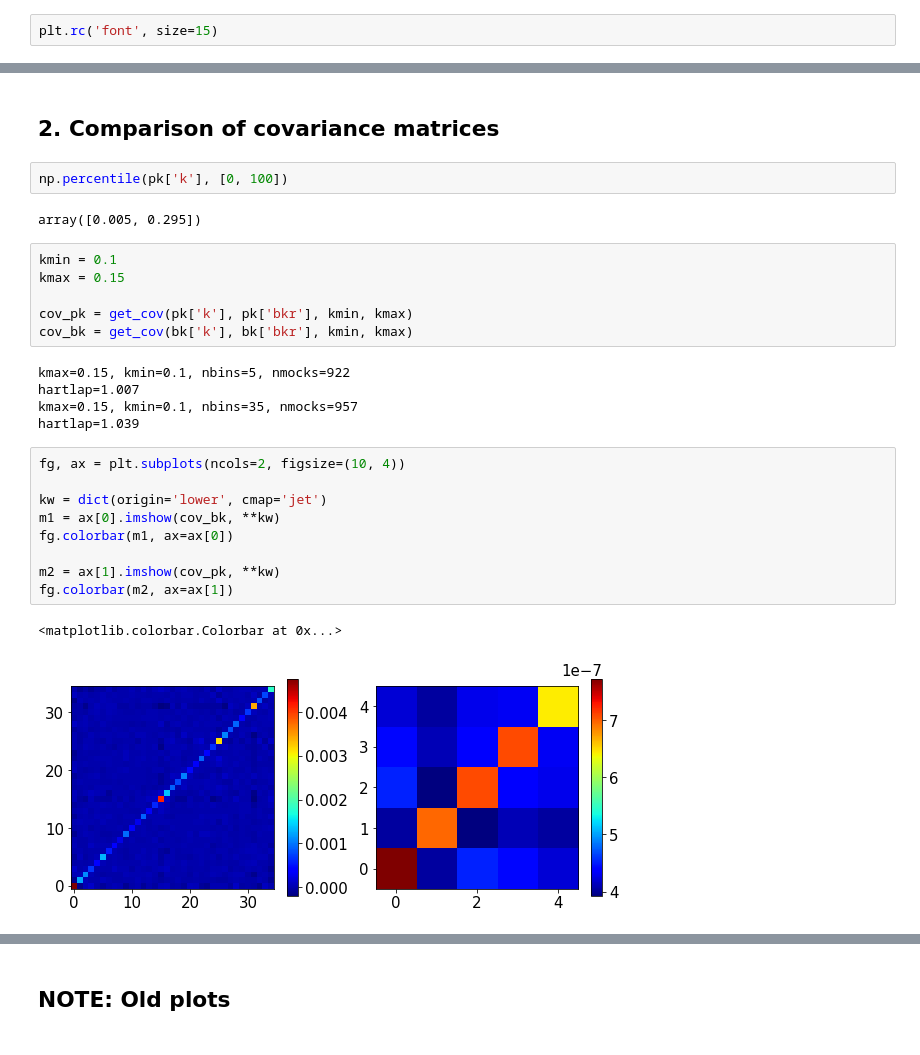
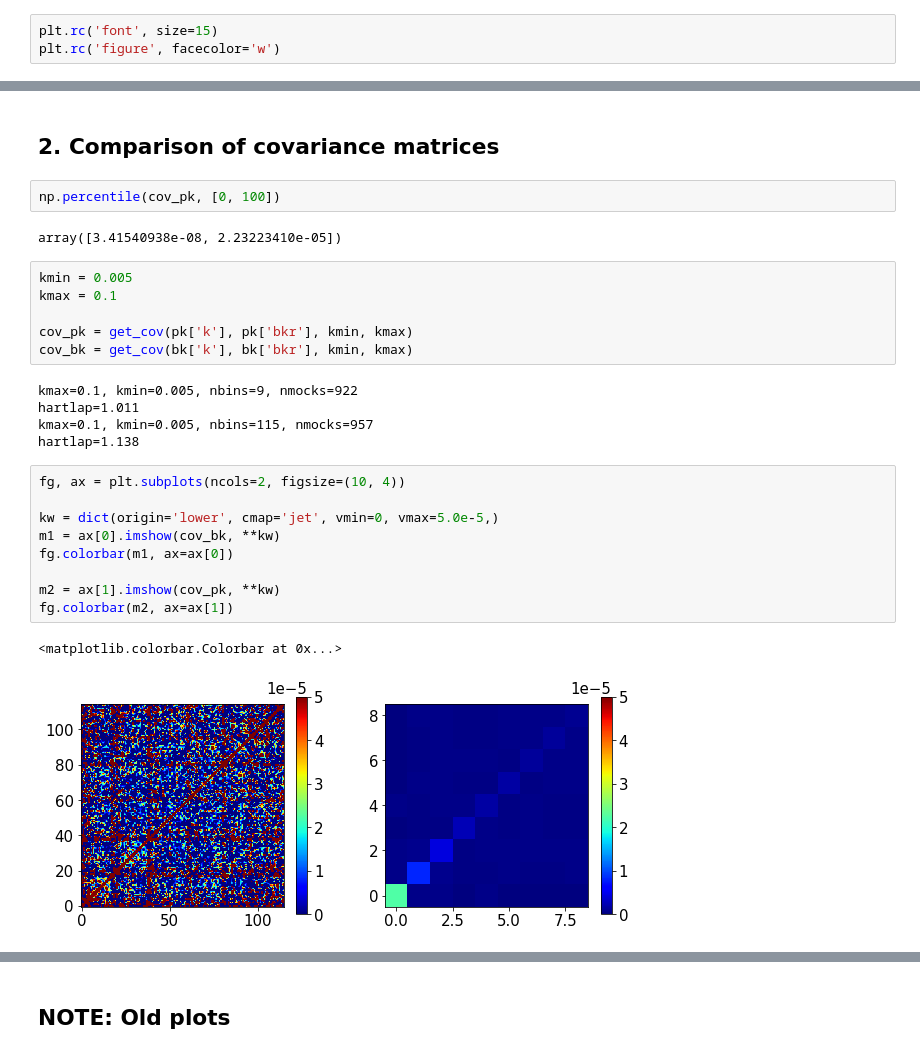
Before and after one commit to mehdirezaie/bispectrum, a Jupyter notebook: bispectrum_alpha2D.ipynb, the cells around one changed output, grey strips where cells are left out. Saved outputs shown, nothing was run; the diff lists cells and outputs as text.

```diff
--- a/bispectrum_alpha2D.ipynb
+++ b/bispectrum_alpha2D.ipynb
@@ -6,6 +7,7 @@ import matplotlib.pyplot as plt
 import numpy as np
 # %%
 plt.rc('font', size=15)
+plt.rc('figure', facecolor='w')
 # %%
 def get_cov(k, br, kmin, kmax):
     # function to get covariance
@@ -57,29 +100,29 @@ for i, y_i in enumerate([pk, bk]):
 # %% [markdown]
 ## 2. Comparison of covariance matrices
 # %%
-np.percentile(pk['k'], [0, 100])
+np.percentile(cov_pk, [0, 100])
 # %% [output]
-array([0.005, 0.295])
+array([3.41540938e-08, 2.23223410e-05])
 # %%
-kmin = 0.1
-kmax = 0.15
+kmin = 0.005
+kmax = 0.1
 
 cov_pk = get_cov(pk['k'], pk['bkr'], kmin, kmax)
 cov_bk = get_cov(bk['k'], bk['bkr'], kmin, kmax)
 # %% [output]
-kmax=0.15, kmin=0.1, nbins=5, nmocks=922
-hartlap=1.007
-kmax=0.15, kmin=0.1, nbins=35, nmocks=957
-hartlap=1.039
+kmax=0.1, kmin=0.005, nbins=9, nmocks=922
+hartlap=1.011
+kmax=0.1, kmin=0.005, nbins=115, nmocks=957
+hartlap=1.138
 # %%
 fg, ax = plt.subplots(ncols=2, figsize=(10, 4))
 
-kw = dict(origin='lower', cmap='jet')
+kw = dict(origin='lower', cmap='jet', vmin=0, vmax=5.0e-5,)
 m1 = ax[0].imshow(cov_bk, **kw)
 fg.colorbar(m1, ax=ax[0])
 
 m2 = ax[1].imshow(cov_pk, **kw)
 fg.colorbar(m2, ax=ax[1])
 # %% [output]
 <matplotlib.colorbar.Colorbar at 0x...>
-[figure, old version]
+[figure, new version]
```
Also changed, not shown: parts of 10 cells of this notebook, 1 other file.
